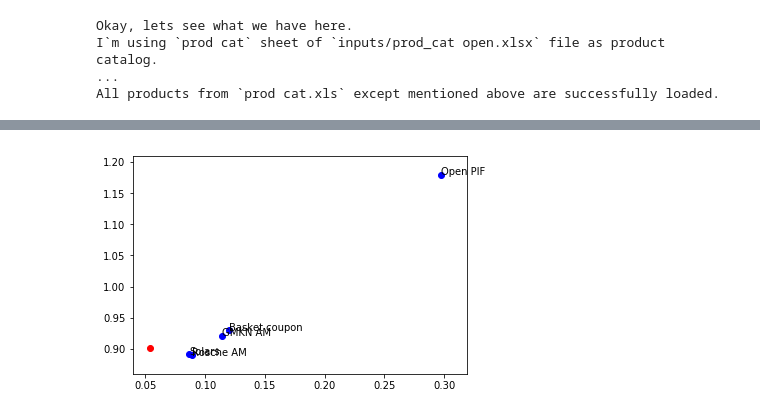
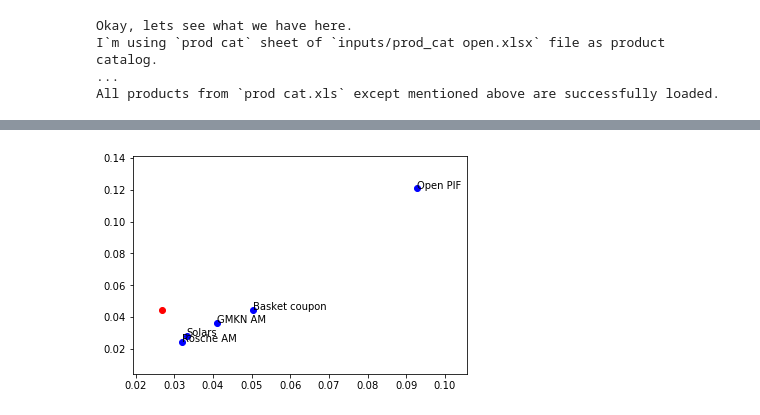
Before and after one commit to kozh/Pricer, a Jupyter notebook: pfp_prods_run.ipynb, the cells around one changed output, grey strips where cells are left out. Drawn from its saved outputs; the diff is of its cells as text; code cells hidden in the pictures.

```diff
--- a/pfp_prods_run.ipynb
+++ b/pfp_prods_run.ipynb
@@ -94,19 +107,35 @@ mtss rx equity        0.170849      -0.015950        0.283471        1.000000
 flag = 1
 for prod in prod_list:
 
-    print('calculating ' + prod.name)
-    a1 = prod.payoff(all_BAs, returns, True)
-    x = a1.std()
-    y = a1.mean()
+    print('Calculating ' + prod.name)
+
+    a1 = prod.payoff(all_BAs, returns, to_pdf = False)
+    # a1 - массив размера self.time_steps x n_scenarios
+
+    a2 = np.ones((a1.shape[0]+1,a1.shape[1]))*(-1)
+    a2[1:,:] = a1
+    a3 = np.array([np.irr(x) for x in np.transpose(a2)])
+
+    x = a3.std()
+    y = a3.mean()
+    z = a3.min()
+
+    print('    mean return (annualized IRR):    %4.3f' %y)
+    print('    min return (annualized IRR):    %4.3f' %z)
 
     if flag == 1:
         flag = 0
         payoffs = a1
-        points = [x, y]
+        irrs = a3
+        points1 = [x, y]
+        points2 = [z, y]
+
         names = [prod.name]
     else:
-        payoffs = np.c_[payoffs, a1]
-        points = np.c_[points, [x, y]]
+        payoffs = np.dstack([payoffs, a1])
+        irrs = np.c_[irrs, a3]
+        points1 = np.c_[points1, [x, y]]
+        points2 = np.c_[points2, [z, y]]
         names.append(prod.name)
 print('Done!')
 # %% [output]
@@ -126,10 +165 @@ plt.show()
-# %%
-# Определяем функции доходности (веса * среднюю дохдность) и риска (стандартное отклонение результата портфеля):
-
-def return_forecast(wghts):
-    return float(((payoffs*wghts).sum(axis = 1).mean()))
-
-def func(wghts):
-    ff1 = (payoffs*wghts).sum(axis = 1)
-    return -(ff1.mean())/(ff1.std())
 # %%
@@ -156,9 +192,9 @@ weights:
 # %%
-plt.scatter(points[0,:], points[1,:], c='blue')
-plt.scatter(((payoffs*res.x).sum(axis = 1)).std(), ((payoffs*res.x).sum(axis = 1)).mean(), c='red')
+plt.scatter(points1[0,:], points1[1,:], c='blue')
+plt.scatter(mirr(res.x).std(), mirr(res.x).mean(), c='red')
 
 for i, txt in enumerate(names):
-    plt.annotate(txt, (points[0,i], points[1,i]))
+    plt.annotate(txt, (points1[0,i], points1[1,i]))
 plt.show()
 # %% [output]
-[figure, old version]
+[figure, new version]
```
Also changed, not shown: parts of 30 cells of this notebook, 11 other files.
